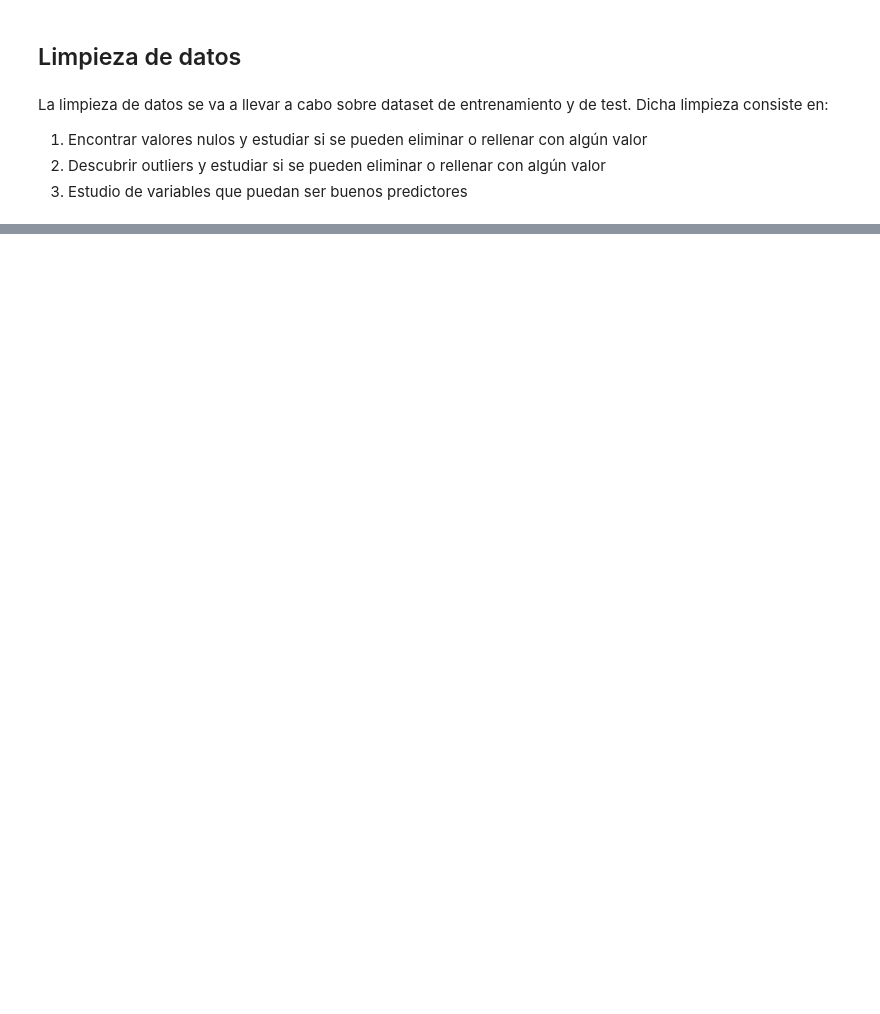
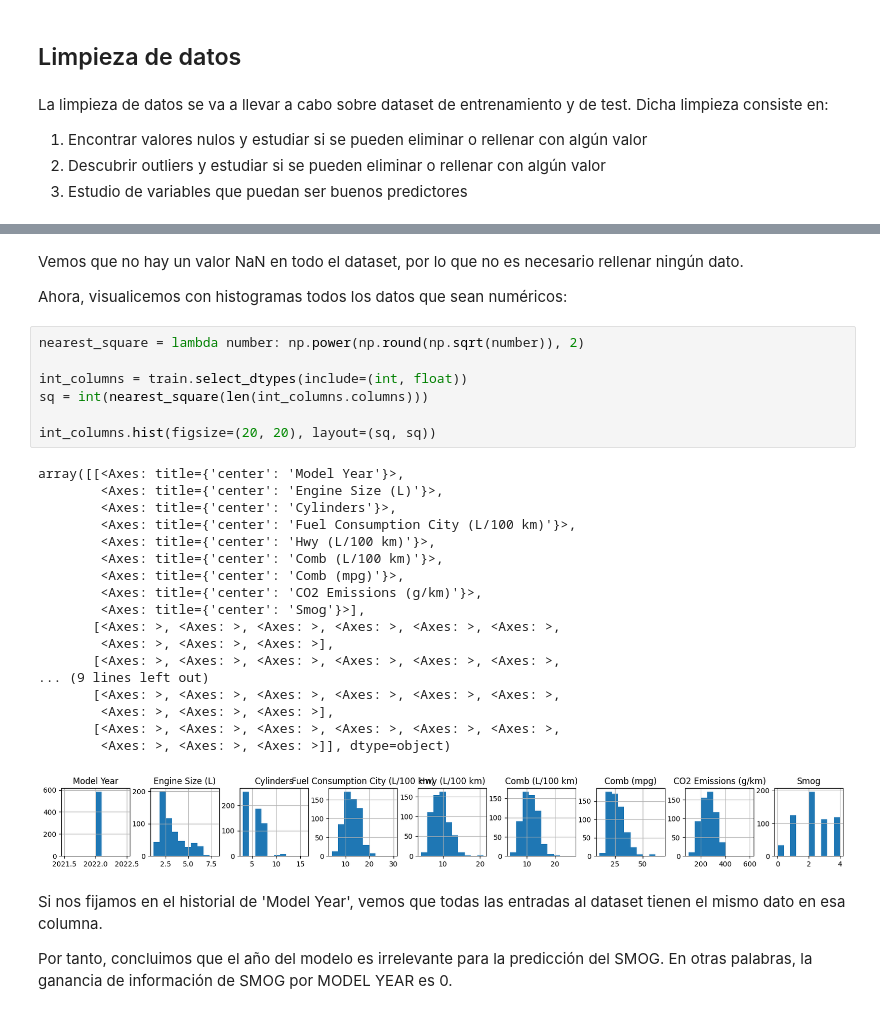
Before and after one commit to Kraslo/APAU_SMOG_PREDICTION_3RDGROUP, a Jupyter notebook: codigo/conocimiento_codigo.ipynb, the cells around one changed output, grey strips where cells are left out. Drawn from its saved outputs; the diff is of its cells as text; blank space fills up the shorter version.

Commit message:
checked NaN vals and generated hist 4 int columns

```diff
--- a/codigo/conocimiento_codigo.ipynb
+++ b/codigo/conocimiento_codigo.ipynb
@@ -56,0 +82,34 @@ La limpieza de datos se va a llevar a cabo sobre dataset de entrenamiento y de t
+# %% [markdown]
+Vemos que no hay un valor NaN en todo el dataset, por lo que no es necesario rellenar ningún dato.
+
+Ahora, visualicemos con histogramas todos los datos que sean numéricos:
+# %%
+nearest_square = lambda number: np.power(np.round(np.sqrt(number)), 2)
+
+int_columns = train.select_dtypes(include=(int, float))
+sq = int(nearest_square(len(int_columns.columns)))
+
+int_columns.hist(figsize=(20, 20), layout=(sq, sq))
+# %% [output]
+array([[<Axes: title={'center': 'Model Year'}>,
+        <Axes: title={'center': 'Engine Size (L)'}>,
+        <Axes: title={'center': 'Cylinders'}>,
+        <Axes: title={'center': 'Fuel Consumption City (L/100 km)'}>,
+        <Axes: title={'center': 'Hwy (L/100 km)'}>,
+        <Axes: title={'center': 'Comb (L/100 km)'}>,
+        <Axes: title={'center': 'Comb (mpg)'}>,
+        <Axes: title={'center': 'CO2 Emissions (g/km)'}>,
+        <Axes: title={'center': 'Smog'}>],
+       [<Axes: >, <Axes: >, <Axes: >, <Axes: >, <Axes: >, <Axes: >,
+        <Axes: >, <Axes: >, <Axes: >],
+       [<Axes: >, <Axes: >, <Axes: >, <Axes: >, <Axes: >, <Axes: >,
+... (9 lines left out)
+       [<Axes: >, <Axes: >, <Axes: >, <Axes: >, <Axes: >, <Axes: >,
+        <Axes: >, <Axes: >, <Axes: >],
+       [<Axes: >, <Axes: >, <Axes: >, <Axes: >, <Axes: >, <Axes: >,
+        <Axes: >, <Axes: >, <Axes: >]], dtype=object)
+[figure, added]
+# %% [markdown]
+Si nos fijamos en el historial de 'Model Year', vemos que todas las entradas al dataset tienen el mismo dato en esa columna.
+
+Por tanto, concluimos que el año del modelo es irrelevante para la predicción del SMOG. En otras palabras, la ganancia de información de SMOG por MODEL YEAR es 0.
```
Also changed, not shown: parts of 2 cells of this notebook.
